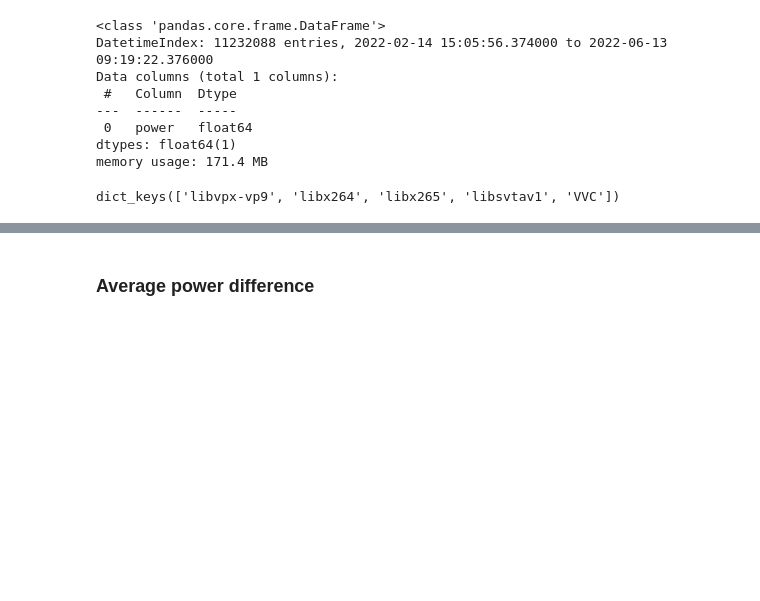
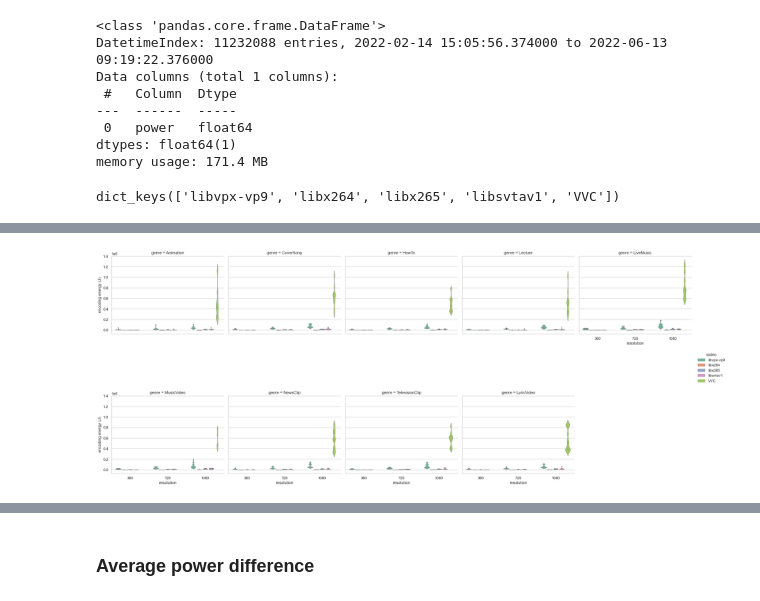
Before and after one commit to ConnorCairns/energy-research, a Jupyter notebook: EnergyData.ipynb, the cells around one changed output, grey strips where cells are left out. Cells and saved outputs as stored; diff of their text form; code cells hidden in the pictures; blank space fills up the shorter version.

Commit message:
graphs

```diff
--- a/EnergyData.ipynb
+++ b/EnergyData.ipynb
@@ -322,0 +233,8 @@ display(powers_df[powers_df["resolution"] == 1080].groupby(["codec"]).mean().sor
+# %%
+sns.catplot(x="resolution", y="encoding energy (J)", col="genre", hue="codec",
+                    data=powers_df, palette="Set2", scale="count", inner="quartile",
+                    scale_hue=False, bw=.2, kind="violin",col_wrap=5,linewidth=.5)
+plt.subplots_adjust(hspace=0.8)
+plt.savefig("res_vs_encoding_energy_violin.pdf")
+# %% [output]
+[figure, added]
```
Also changed, not shown: parts of 38 cells of this notebook, 4 other files.
